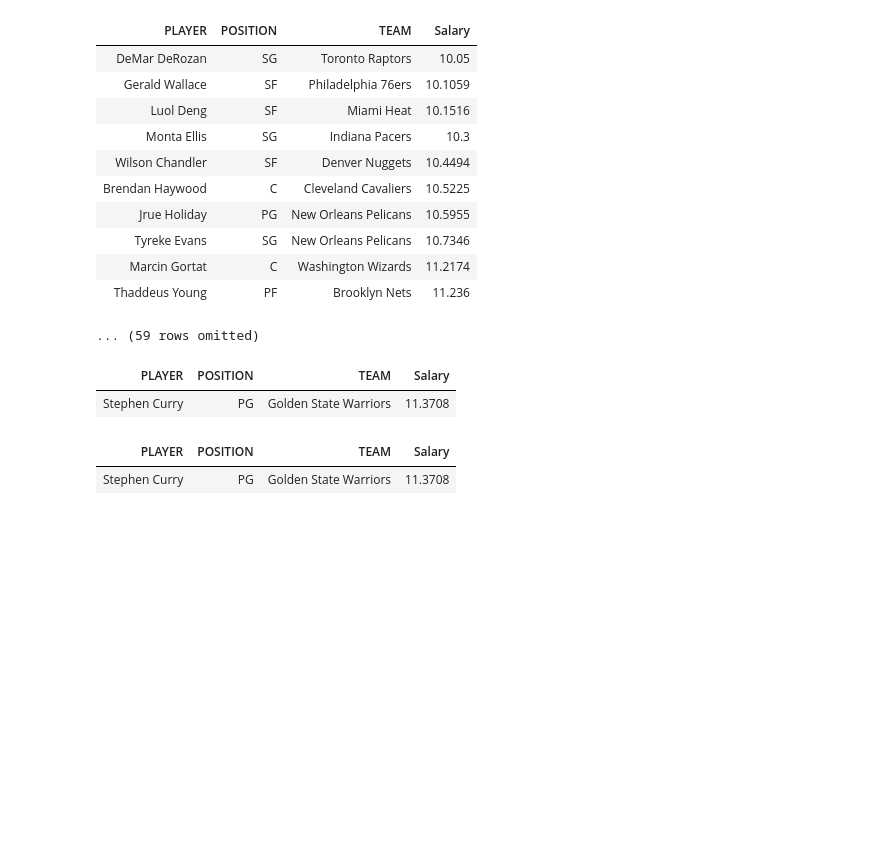
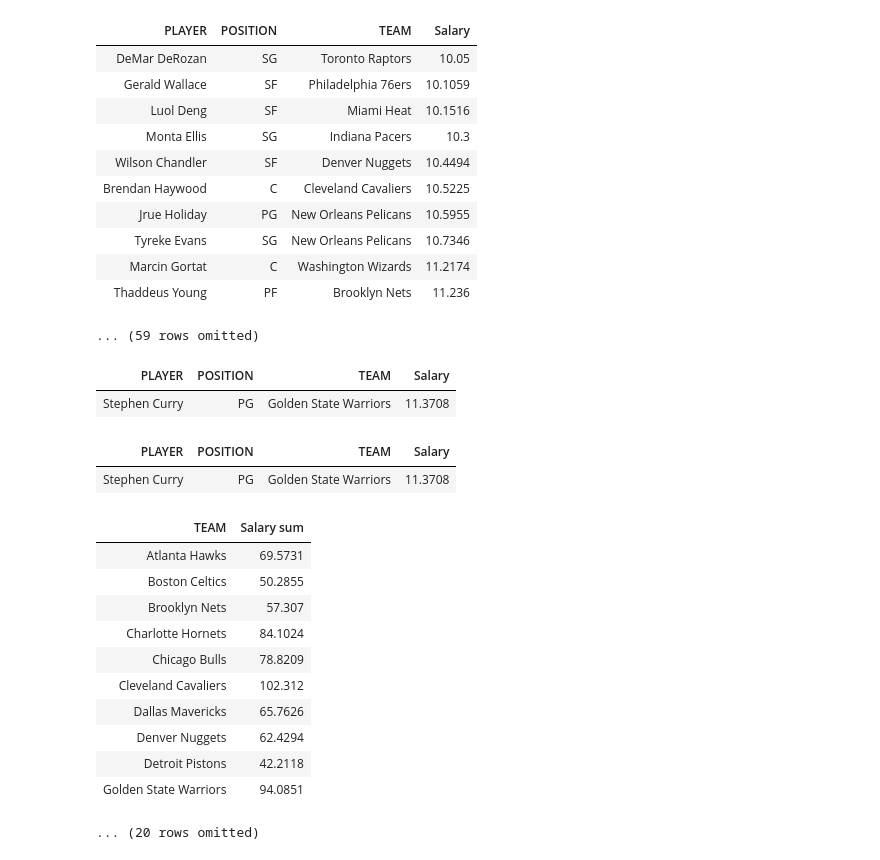
Before and after one commit to natbelo/C-digos-de-Estudo, a Jupyter notebook: Manipular_Tabelas.ipynb, the cells around one changed output. Cells and saved outputs as stored; diff of their text form; code cells hidden in the pictures; blank space fills up the shorter version.

```diff
--- a/Manipular_Tabelas.ipynb
+++ b/Manipular_Tabelas.ipynb
@@ -207,3 +207,21 @@ nba.where('PLAYER', 'Stephen Curry')
 #| `are.containing(S)`             | Contains the string `S`                                     |
 #| `are.not_equal_to(Z)`           | Not equal to `Z` |
 #| `are.not_above(x)`              | Not above `x`    |
+# %%
+#Quanto em dinheiro cada equipe paga pelos salários de seus jogadores
+
+teams_and_money = nba.select('TEAM', 'Salary')
+teams_and_money.group('TEAM', sum)
+# %% [output]
+| TEAM | Salary sum |
+| Atlanta Hawks | 69.5731 |
+| Boston Celtics | 50.2855 |
+| Brooklyn Nets | 57.307 |
+| Charlotte Hornets | 84.1024 |
+| Chicago Bulls | 78.8209 |
+| Cleveland Cavaliers | 102.312 |
+| Dallas Mavericks | 65.7626 |
+| Denver Nuggets | 62.4294 |
+| Detroit Pistons | 42.2118 |
+| Golden State Warriors | 94.0851 |
+... (20 rows omitted)
```
Also changed, not shown: parts of 2 cells of this notebook.
